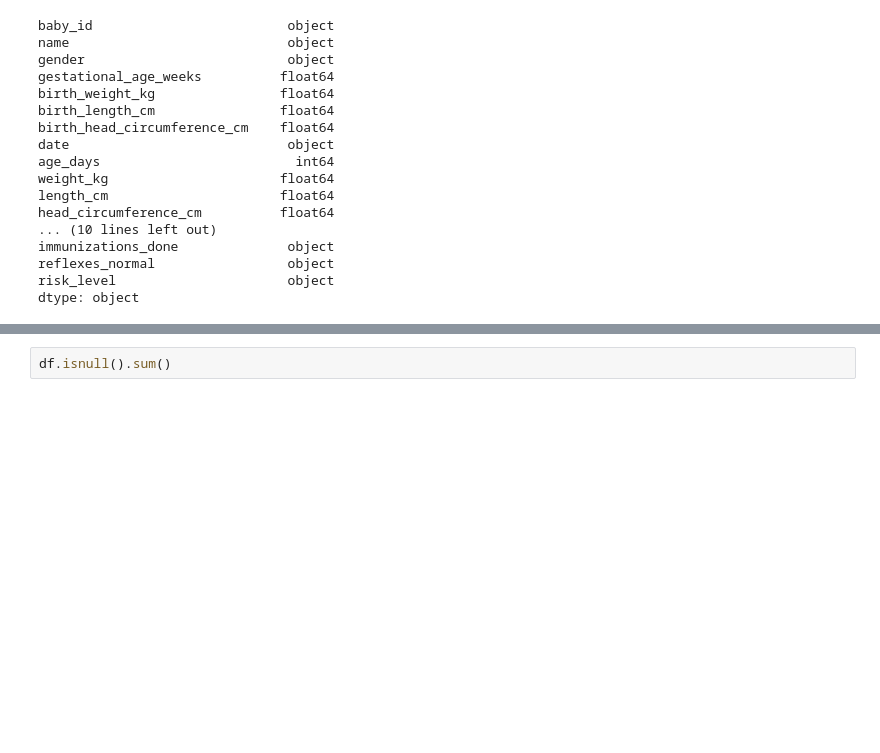
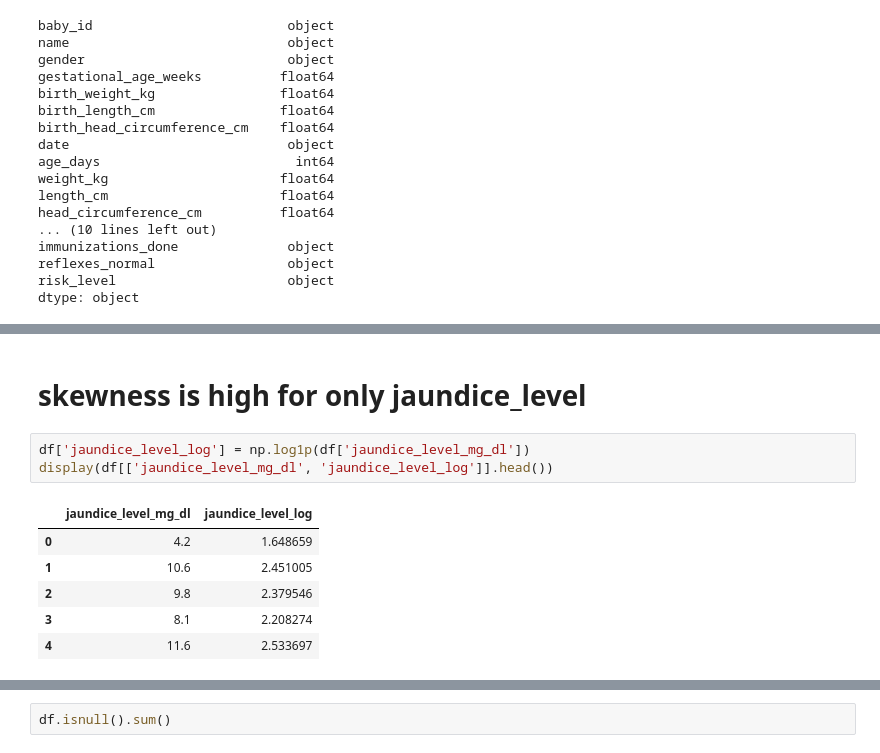
Before and after one commit to Kaviyarasu-06/infantanalysis, a Jupyter notebook: baby.ipynb, the cells around one changed output, grey strips where cells are left out. Cells and saved outputs as stored; diff of their text form; blank space fills up the shorter version.

```diff
--- a/baby.ipynb
+++ b/baby.ipynb
@@ -64,0 +111,12 @@ dtype: object
+# %% [markdown]
+# skewness is high for only jaundice_level
+# %%
+df['jaundice_level_log'] = np.log1p(df['jaundice_level_mg_dl'])
+display(df[['jaundice_level_mg_dl', 'jaundice_level_log']].head())
+# %% [output]
+|  | jaundice_level_mg_dl | jaundice_level_log |
+| 0 | 4.2 | 1.648659 |
+| 1 | 10.6 | 2.451005 |
+| 2 | 9.8 | 2.379546 |
+| 3 | 8.1 | 2.208274 |
+| 4 | 11.6 | 2.533697 |
```
Also changed, not shown: parts of 5 cells of this notebook.
